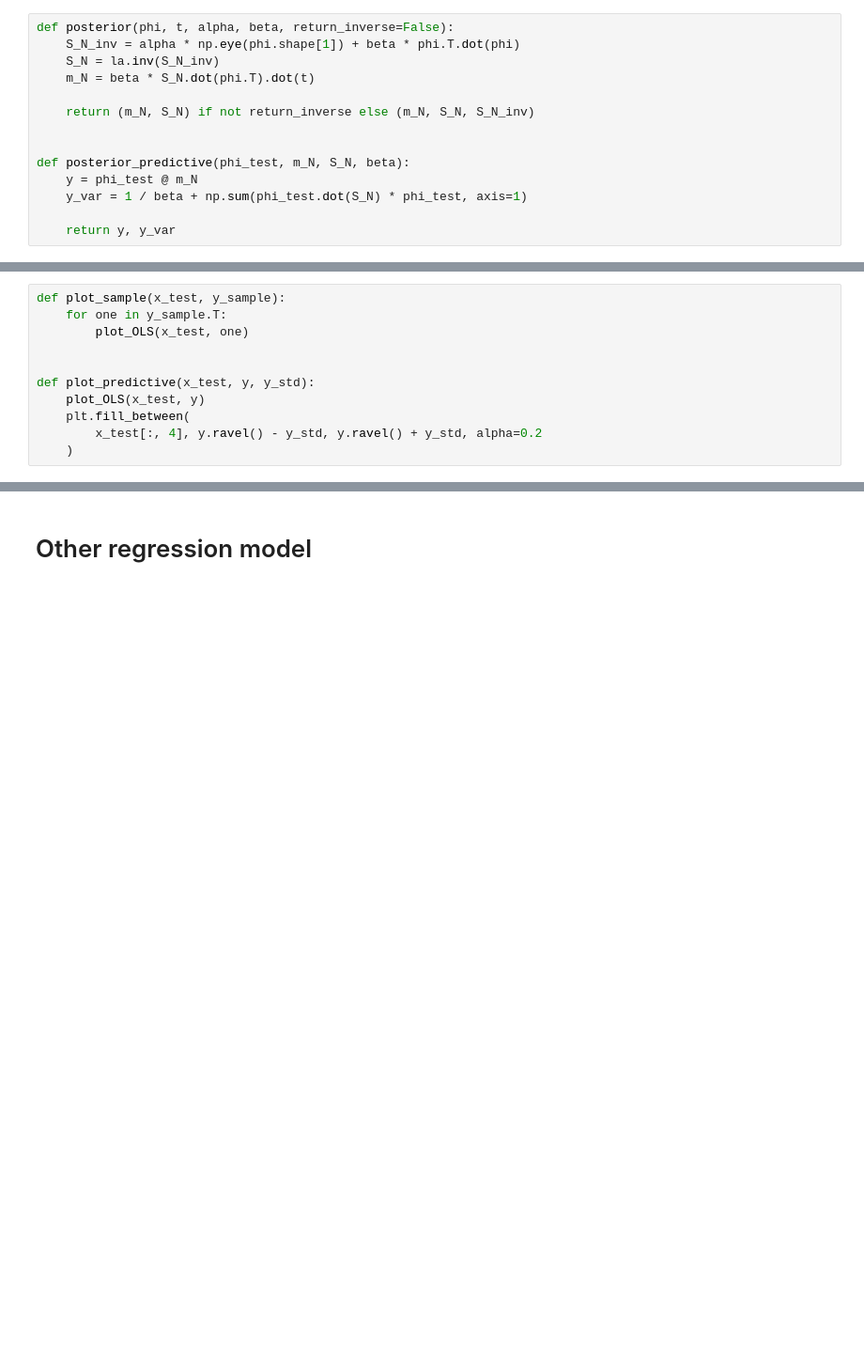
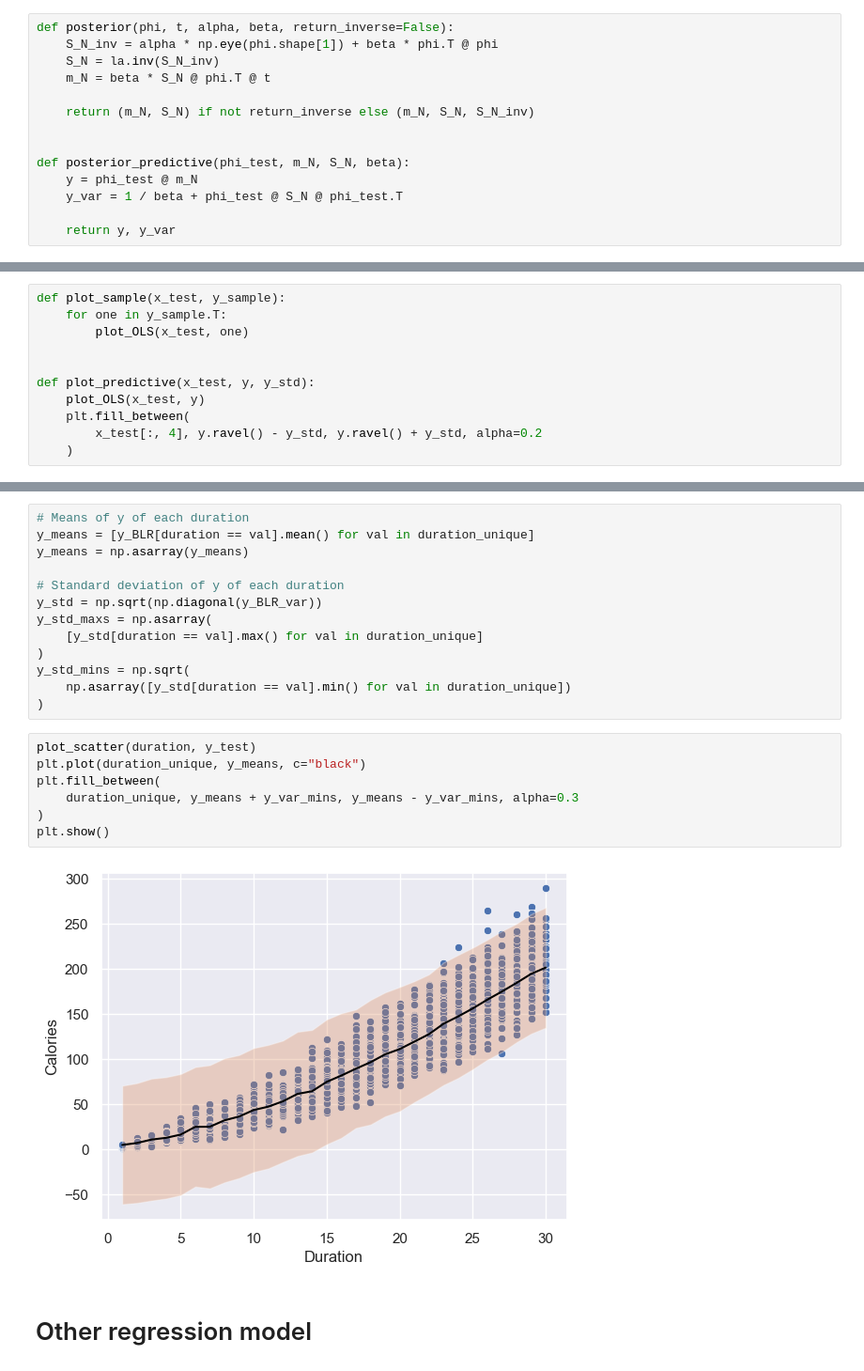
Before and after one commit to huang0520/1112_MachineLearning, a Jupyter notebook: HW3/HW3.ipynb, the cells around one changed output, grey strips where cells are left out. Shown at 94% size. Saved outputs shown, nothing was run; the diff lists cells and outputs as text; blank space fills up the shorter version.

```diff
--- a/HW3/HW3.ipynb
+++ b/HW3/HW3.ipynb
@@ -193,16 +126,16 @@ plot_OLS(x_test, y_pred)
 # BLR
 # %%
 def posterior(phi, t, alpha, beta, return_inverse=False):
-    S_N_inv = alpha * np.eye(phi.shape[1]) + beta * phi.T.dot(phi)
+    S_N_inv = alpha * np.eye(phi.shape[1]) + beta * phi.T @ phi
     S_N = la.inv(S_N_inv)
-    m_N = beta * S_N.dot(phi.T).dot(t)
+    m_N = beta * S_N @ phi.T @ t
 
     return (m_N, S_N) if not return_inverse else (m_N, S_N, S_N_inv)
 
 
 def posterior_predictive(phi_test, m_N, S_N, beta):
     y = phi_test @ m_N
-    y_var = 1 / beta + np.sum(phi_test.dot(S_N) * phi_test, axis=1)
+    y_var = 1 / beta + phi_test @ S_N @ phi_test.T
 
     return y, y_var
 # %%
@@ -306,3 +266,25 @@ sns.scatterplot(df, x="Duration", y="Calories")
+# %%
+# Means of y of each duration
+y_means = [y_BLR[duration == val].mean() for val in duration_unique]
+y_means = np.asarray(y_means)
+
+# Standard deviation of y of each duration
+y_std = np.sqrt(np.diagonal(y_BLR_var))
+y_std_maxs = np.asarray(
+    [y_std[duration == val].max() for val in duration_unique]
+)
+y_std_mins = np.sqrt(
+    np.asarray([y_std[duration == val].min() for val in duration_unique])
+)
+# %%
+plot_scatter(duration, y_test)
+plt.plot(duration_unique, y_means, c="black")
+plt.fill_between(
+    duration_unique, y_means + y_var_mins, y_means - y_var_mins, alpha=0.3
+)
+plt.show()
+# %% [output]
+[figure, added]
 # %% [markdown]
 # Other regression model
 # %% [markdown]
```
Also changed, not shown: parts of 31 cells of this notebook, 1 other file.
